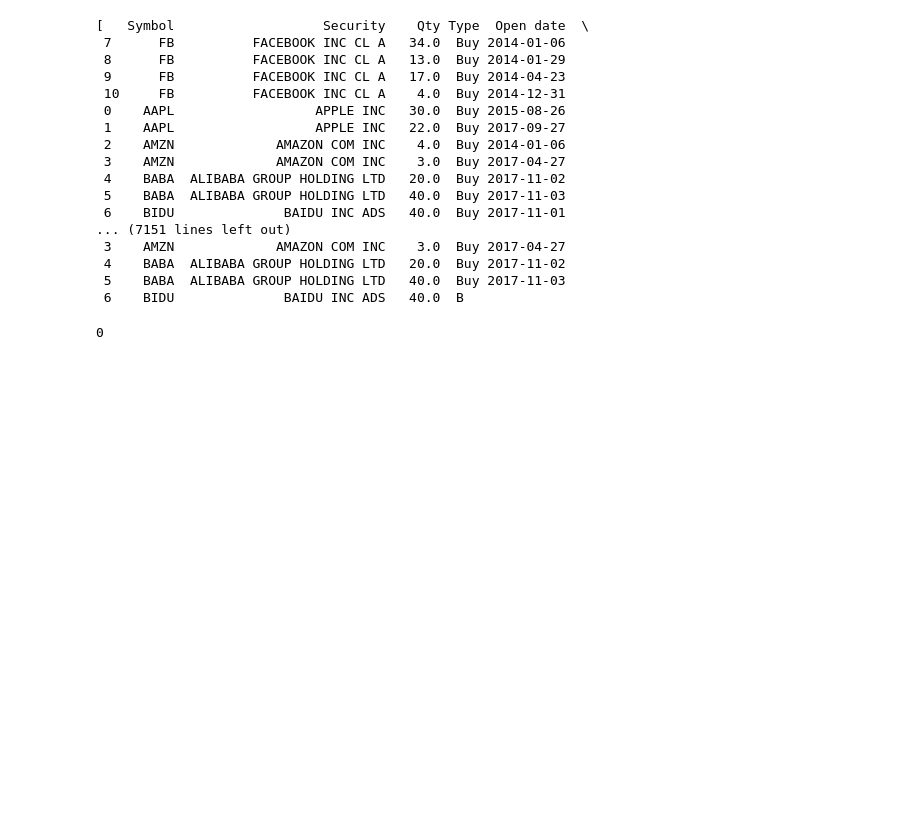
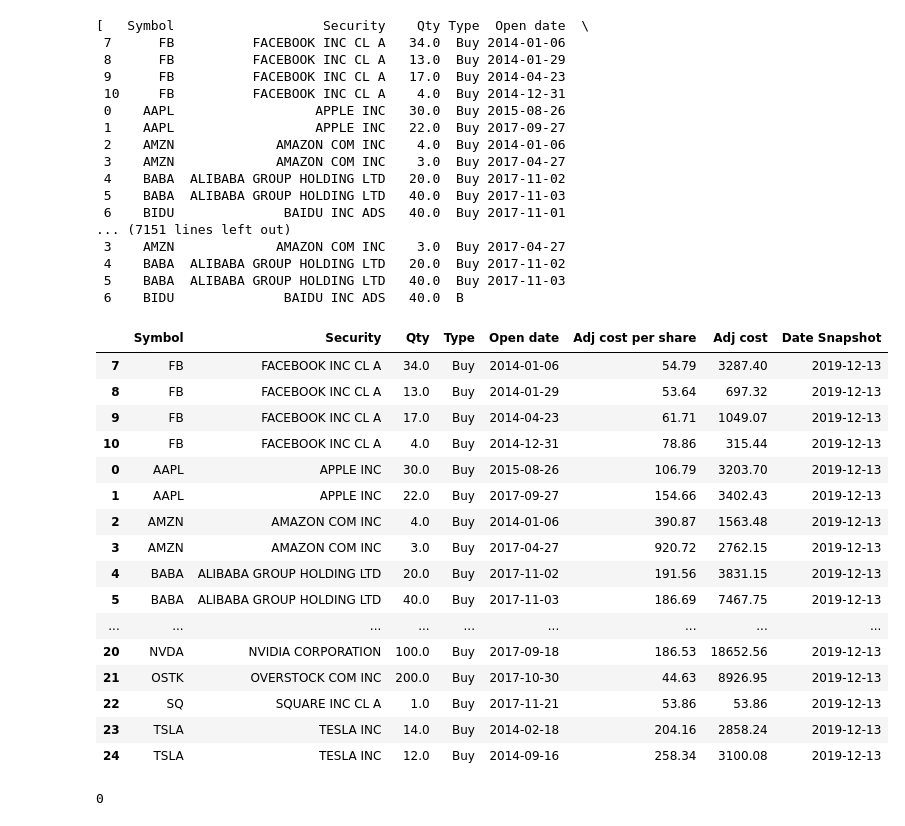
Before and after one commit to giocaizzi/surfingcrypto, a Jupyter notebook: notebooks/dev/analysis.ipynb, the cells around one changed output. Drawn from its saved outputs; the diff is of its cells as text; code cells hidden in the pictures; blank space fills up the shorter version.

```diff
--- a/notebooks/dev/analysis.ipynb
+++ b/notebooks/dev/analysis.ipynb
@@ -153,6 +153,26 @@ positions_per_day
  4    BABA  ALIBABA GROUP HOLDING LTD   20.0  Buy 2017-11-02
  5    BABA  ALIBABA GROUP HOLDING LTD   40.0  Buy 2017-11-03
  6    BIDU              BAIDU INC ADS   40.0  B
+# %%
+positions_per_day[-1]
+# %% [output]
+|  | Symbol | Security | Qty | Type | Open date | Adj cost per share | Adj cost | Date Snapshot |
+| 7 | FB | FACEBOOK INC CL A | 34.0 | Buy | 2014-01-06 | 54.79 | 3287.40 | 2019-12-13 |
+| 8 | FB | FACEBOOK INC CL A | 13.0 | Buy | 2014-01-29 | 53.64 | 697.32 | 2019-12-13 |
+| 9 | FB | FACEBOOK INC CL A | 17.0 | Buy | 2014-04-23 | 61.71 | 1049.07 | 2019-12-13 |
+| 10 | FB | FACEBOOK INC CL A | 4.0 | Buy | 2014-12-31 | 78.86 | 315.44 | 2019-12-13 |
+| 0 | AAPL | APPLE INC | 30.0 | Buy | 2015-08-26 | 106.79 | 3203.70 | 2019-12-13 |
+| 1 | AAPL | APPLE INC | 22.0 | Buy | 2017-09-27 | 154.66 | 3402.43 | 2019-12-13 |
+| 2 | AMZN | AMAZON COM INC | 4.0 | Buy | 2014-01-06 | 390.87 | 1563.48 | 2019-12-13 |
+| 3 | AMZN | AMAZON COM INC | 3.0 | Buy | 2017-04-27 | 920.72 | 2762.15 | 2019-12-13 |
+| 4 | BABA | ALIBABA GROUP HOLDING LTD | 20.0 | Buy | 2017-11-02 | 191.56 | 3831.15 | 2019-12-13 |
+| 5 | BABA | ALIBABA GROUP HOLDING LTD | 40.0 | Buy | 2017-11-03 | 186.69 | 7467.75 | 2019-12-13 |
+| ... | ... | ... | ... | ... | ... | ... | ... | ... |
+| 20 | NVDA | NVIDIA CORPORATION | 100.0 | Buy | 2017-09-18 | 186.53 | 18652.56 | 2019-12-13 |
+| 21 | OSTK | OVERSTOCK COM INC | 200.0 | Buy | 2017-10-30 | 44.63 | 8926.95 | 2019-12-13 |
+| 22 | SQ | SQUARE INC CL A | 1.0 | Buy | 2017-11-21 | 53.86 | 53.86 | 2019-12-13 |
+| 23 | TSLA | TESLA INC | 14.0 | Buy | 2014-02-18 | 204.16 | 2858.24 | 2019-12-13 |
+| 24 | TSLA | TESLA INC | 12.0 | Buy | 2014-09-16 | 258.34 | 3100.08 | 2019-12-13 |
 # %%
 i=0
 for day in positions_per_day:
```
Also changed, not shown: 2 other files.
